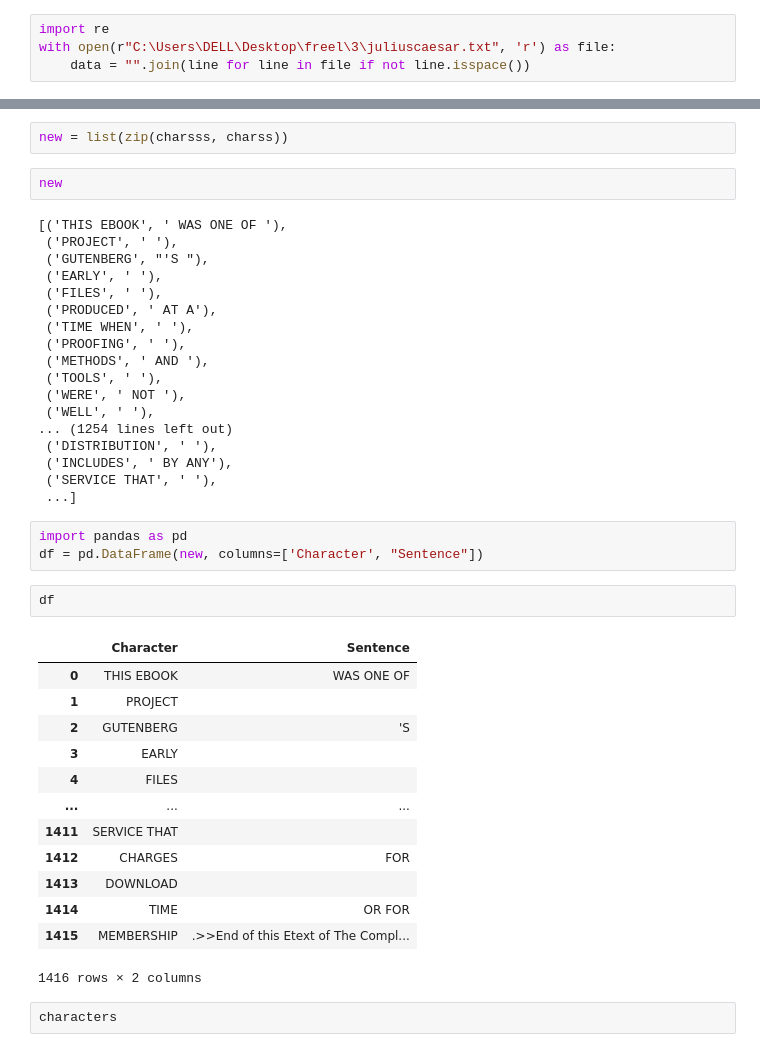
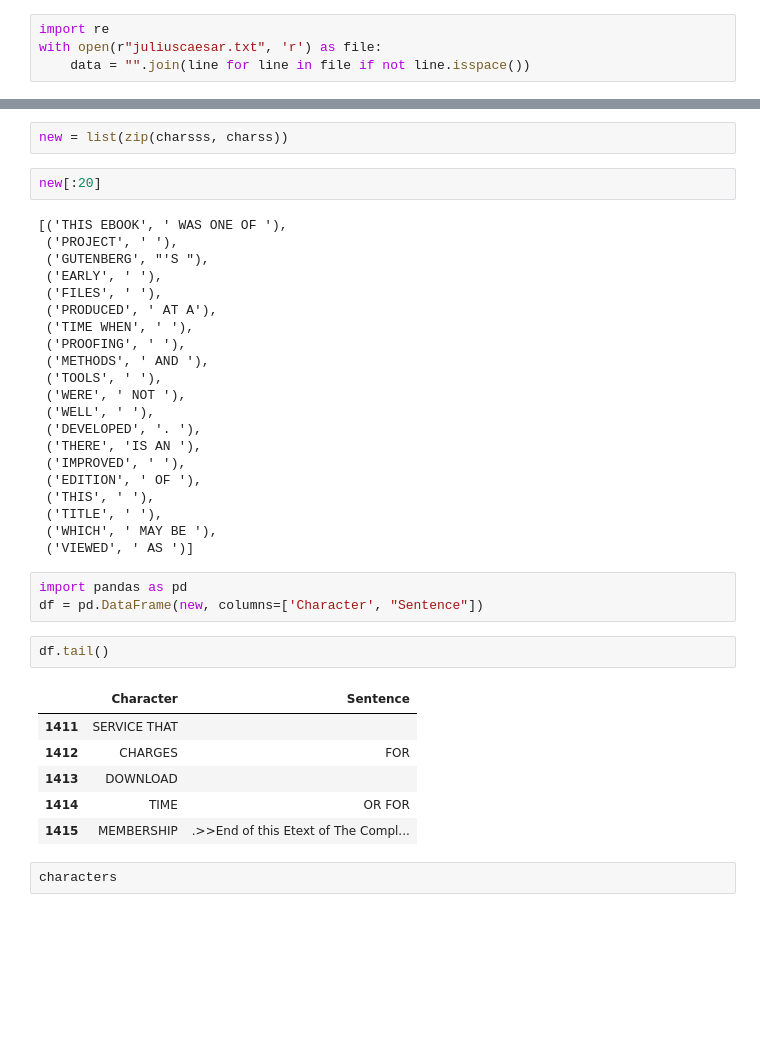
Before and after one commit to ShubhamSongire/julius_caesar_play_analysis, a Jupyter notebook: Code.ipynb, the cells around one changed output, grey strips where cells are left out. Drawn from its saved outputs; the diff is of its cells as text; blank space fills up the shorter version.

```diff
--- a/Code.ipynb
+++ b/Code.ipynb
@@ -2,5 +2,5 @@
 # Load dataset
 # %%
 import re
-with open(r"C:\Users\DELL\Desktop\freel\3\juliuscaesar.txt", 'r') as file:
+with open(r"juliuscaesar.txt", 'r') as file:
     data = "".join(line for line in file if not line.isspace())
@@ -188,7 +199,7 @@ len(". Sirrah, give place.\n  ")
 # %%
 new = list(zip(charsss, charss))
 # %%
-new
+new[:20]
 # %% [output]
 [('THIS EBOOK', ' WAS ONE OF '),
  ('PROJECT', ' '),
@@ -202,30 +213,26 @@ new
  ('TOOLS', ' '),
  ('WERE', ' NOT '),
  ('WELL', ' '),
-... (1254 lines left out)
- ('DISTRIBUTION', ' '),
- ('INCLUDES', ' BY ANY'),
- ('SERVICE THAT', ' '),
- ...]
+ ('DEVELOPED', '. '),
+ ('THERE', 'IS AN '),
+ ('IMPROVED', ' '),
+ ('EDITION', ' OF '),
+ ('THIS', ' '),
+ ('TITLE', ' '),
+ ('WHICH', ' MAY BE '),
+ ('VIEWED', ' AS ')]
 # %%
 import pandas as pd
 df = pd.DataFrame(new, columns=['Character', "Sentence"])
 # %%
-df
+df.tail()
 # %% [output]
 |  | Character | Sentence |
-| 0 | THIS EBOOK | WAS ONE OF |
-| 1 | PROJECT |  |
-| 2 | GUTENBERG | 'S |
-| 3 | EARLY |  |
-| 4 | FILES |  |
-| ... | ... | ... |
 | 1411 | SERVICE THAT |  |
 | 1412 | CHARGES | FOR |
 | 1413 | DOWNLOAD |  |
 | 1414 | TIME | OR FOR |
 | 1415 | MEMBERSHIP | .>>End of this Etext of The Compl... |
-1416 rows × 2 columns
 # %%
 characters
 # %% [output]
```
Also changed, not shown: parts of 12 cells of this notebook.
